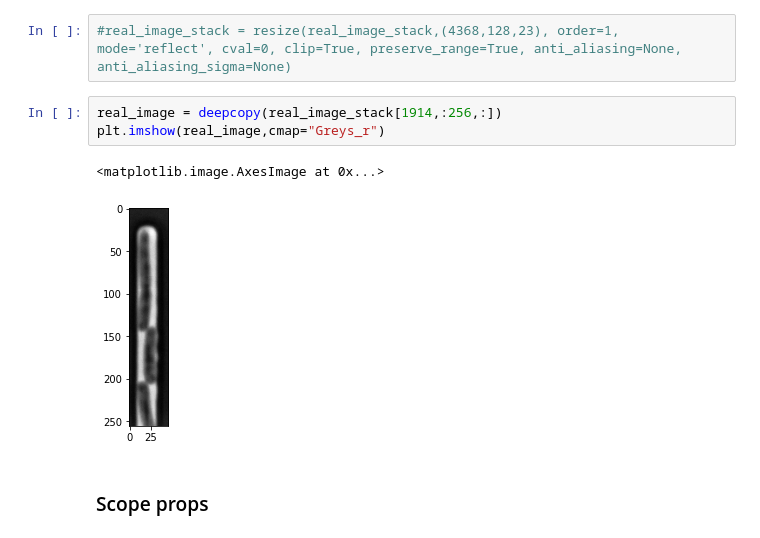
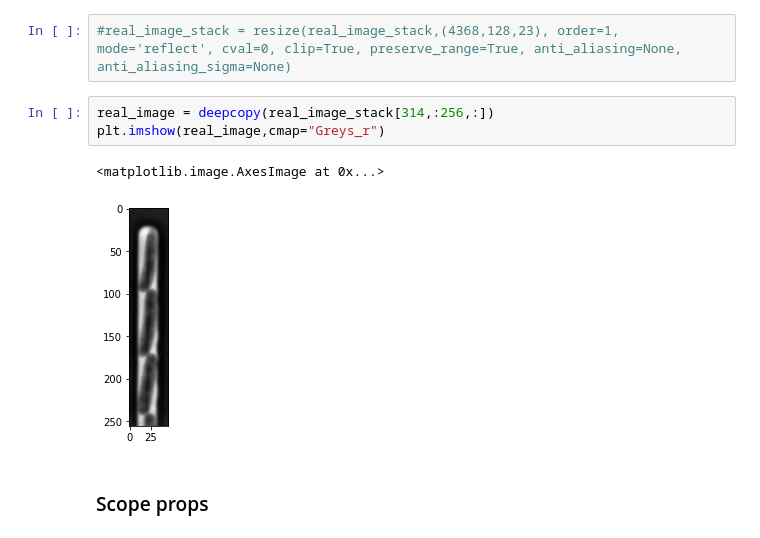
Before and after one commit to georgeoshardo/SyMBac, a Jupyter notebook: examples/Drawing_Phase_Contrast_100x_oil.ipynb, the cells around one changed output. Saved outputs shown, nothing was run; the diff lists cells and outputs as text.

```diff
--- a/examples/Drawing_Phase_Contrast_100x_oil.ipynb
+++ b/examples/Drawing_Phase_Contrast_100x_oil.ipynb
@@ -36,11 +36,11 @@ real_image_stack.shape
 # %%
 #real_image_stack = resize(real_image_stack,(4368,128,23), order=1, mode='reflect', cval=0, clip=True, preserve_range=True, anti_aliasing=None, anti_aliasing_sigma=None)
 # %%
-real_image = deepcopy(real_image_stack[1914,:256,:])
+real_image = deepcopy(real_image_stack[314,:256,:])
 plt.imshow(real_image,cmap="Greys_r")
 # %% [output]
 <matplotlib.image.AxesImage at 0x...>
-[figure, old version]
+[figure, new version]
 # %% [markdown]
 ### Scope props
 # %%
```
Also changed, not shown: parts of 31 cells of this notebook, 24 other files.
